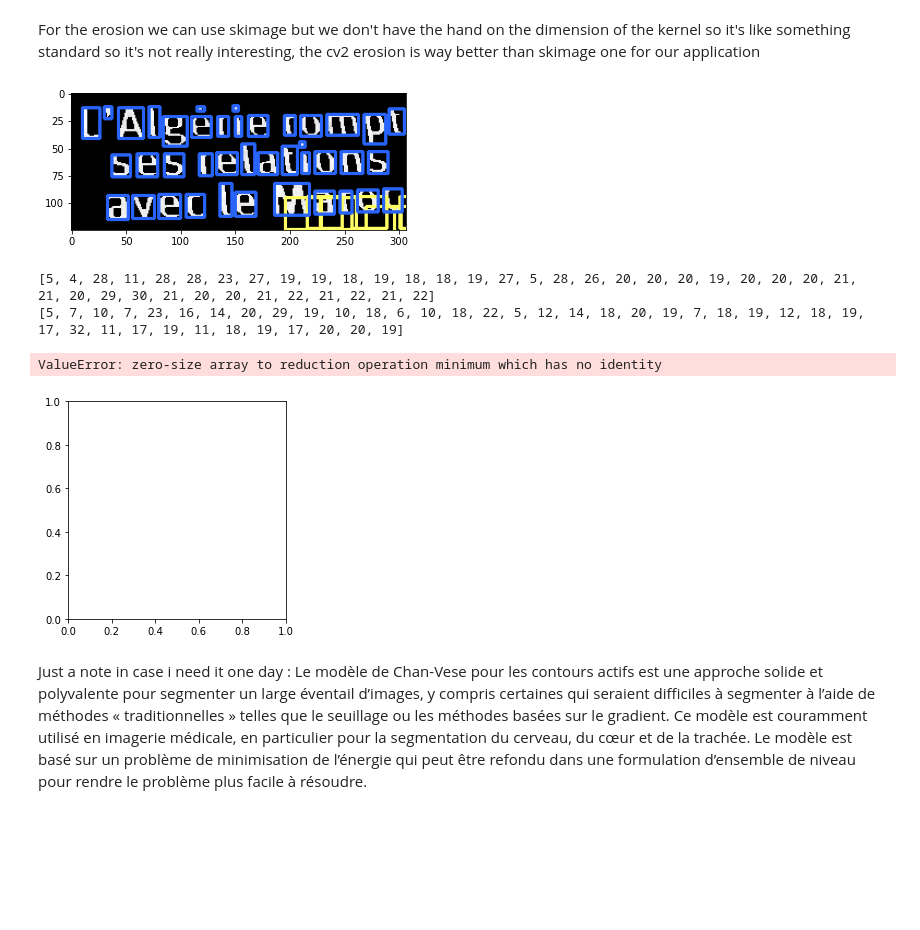
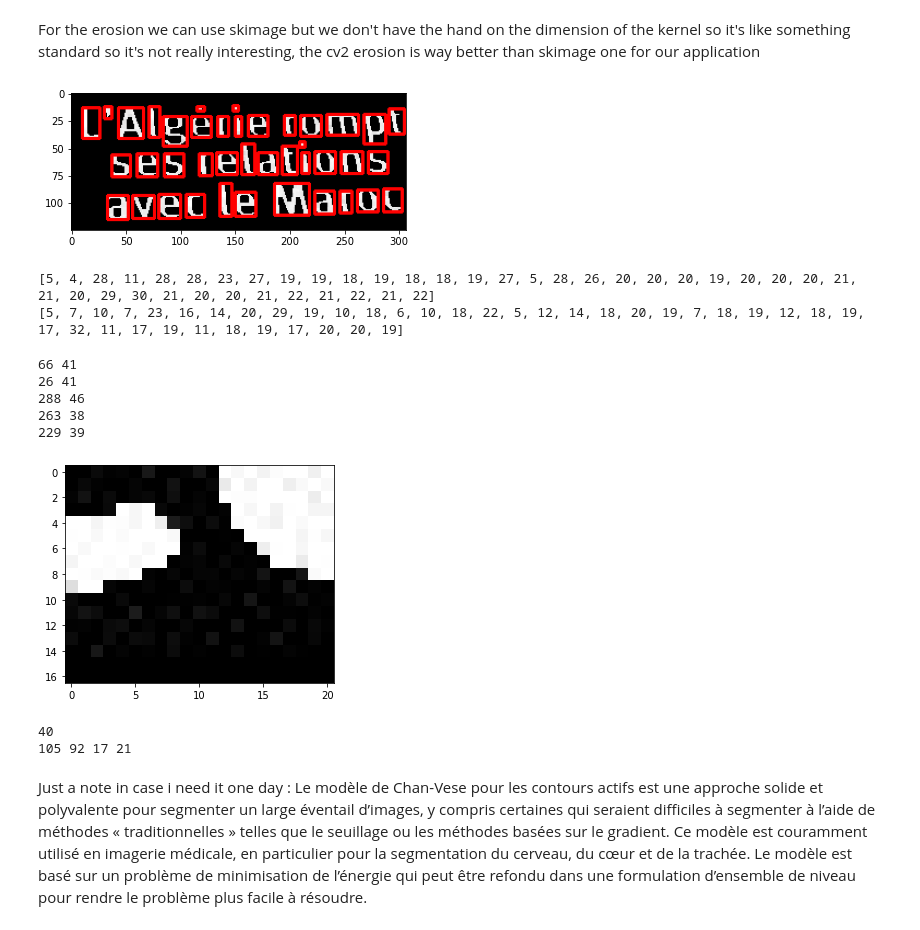
Before and after one commit to maroirek/Words-Segmentation, a Jupyter notebook: Segmentation final.ipynb, the cells around one changed output. Drawn from its saved outputs; the diff is of its cells as text; code cells hidden in the pictures; blank space fills up the shorter version.

```diff
--- a/Segmentation final.ipynb
+++ b/Segmentation final.ipynb
@@ -46,58 +46,66 @@ For the erosion we can use skimage but we don't have the hand on the dimension o
 # %%
 cont = cv2.cvtColor(erim, cv2.COLOR_BGR2GRAY)
 (contours, heirarchy) = cv2.findContours(cont, cv2.RETR_EXTERNAL, cv2.CHAIN_APPROX_NONE)
 sorted_contours_char = sorted(contours, key = lambda ctr : cv2.boundingRect(ctr)[1]) # (x, y, w, h)
 
 img2 = erim.copy()
 
 char_list=[]
 hlist=[]
 wlist=[]
 
 for ctr in sorted_contours_char:
 
     x,y,w,h = cv2.boundingRect(ctr)
     cv2.rectangle(img2, (x,y), (x+w, y+h), (40, 100, 250), 2)
     hlist.append(h)
     wlist.append(w)
     for char in sorted_contours_char:
 
         if cv2.contourArea(char) < 400:
             continue
 
         x2, y2, w2, h2 = cv2.boundingRect(char)
-        char_list.append([x+x2, y+y2, x+x2+w2, y+y2+h2])
-        cv2.rectangle(img2, (x+x2, y+y2), (x+x2+w2, y+y2+h2), (255,255,100),2)
+        char_list.append([x, y, x+w, y+h])
+        cv2.rectangle(img2, (x, y), (x+w, y+h), (255,0,0),2)
 
 
 plt.imshow(img2);
 plt.show()
 print(hlist)
 print(wlist)
 # %% [output]
-[figure, old version]
+[figure, new version]
 [5, 4, 28, 11, 28, 28, 23, 27, 19, 19, 18, 19, 18, 18, 19, 27, 5, 28, 26, 20, 20, 20, 19, 20, 20, 20, 21, 21, 20, 29, 30, 21, 20, 20, 21, 22, 21, 22, 21, 22]
 [5, 7, 10, 7, 23, 16, 14, 20, 29, 19, 10, 18, 6, 10, 18, 22, 5, 12, 14, 18, 20, 19, 7, 18, 19, 12, 18, 19, 17, 32, 11, 17, 19, 11, 18, 19, 17, 20, 20, 19]
 # %%
-# # for i, char in zip (range (10),sorted_contours_char) :
-# #     x,y,w,h = cv2.boundingRect(sorted_contours_char[i])
-# #     if (h > 15)&(w > 15) :
-# #         chartest=img[x:w+x , y : h+y]
-# #         plt.imshow(chartest)
-# #         plt.show()
-
-# print (x,y,h,w)
+for i, char in zip (range (10),sorted_contours_char) :
+    x,y,w,h = cv2.boundingRect(sorted_contours_char[i])
+    if (h > 15)&(w > 15) :
+        chartest=img[x:w+x , y:h+y]
+        # plt.imshow(chartest)
+        # plt.show()
+        print ((x+w),(y+h))
+# %% [output]
+66 41
+26 41
+288 46
+263 38
+229 39
 # %%
-x,y,w,h = cv2.boundingRect(sorted_contours_char[18])
+x,y,w,h = cv2.boundingRect(sorted_contours_char[36])
 if (h > 12)&(w > 12) :
     chartest=img[x:w+x , y : h+y]
     plt.imshow(chartest)
     plt.show()
 
 print(len(sorted_contours_char))
+
+print(x,y,w,h)
 # %% [output]
+[figure, new version]
-ValueError: zero-size array to reduction operation minimum which has no identity
+40
+105 92 17 21
-[figure, old version]
 # %% [markdown]
 Just a note in case i need it one day :
 Le modèle de Chan-Vese pour les contours actifs est une approche solide et polyvalente pour segmenter un large éventail d’images, y compris certaines qui seraient difficiles à segmenter à l’aide de méthodes « traditionnelles » telles que le seuillage ou les méthodes basées sur le gradient. Ce modèle est couramment utilisé en imagerie médicale, en particulier pour la segmentation du cerveau, du cœur et de la trachée. Le modèle est basé sur un problème de minimisation de l’énergie qui peut être refondu dans une formulation d’ensemble de niveau pour rendre le problème plus facile à résoudre.
```
